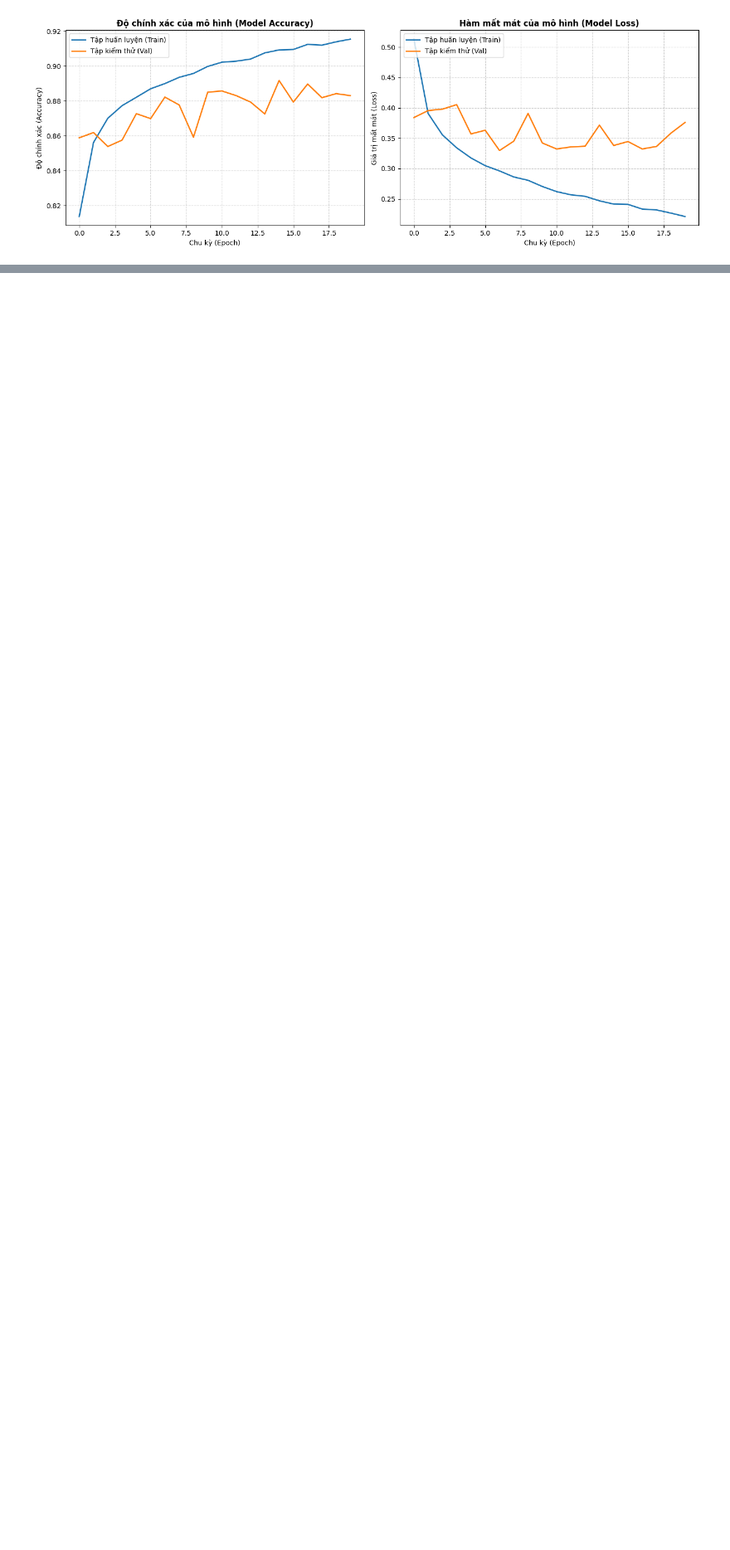
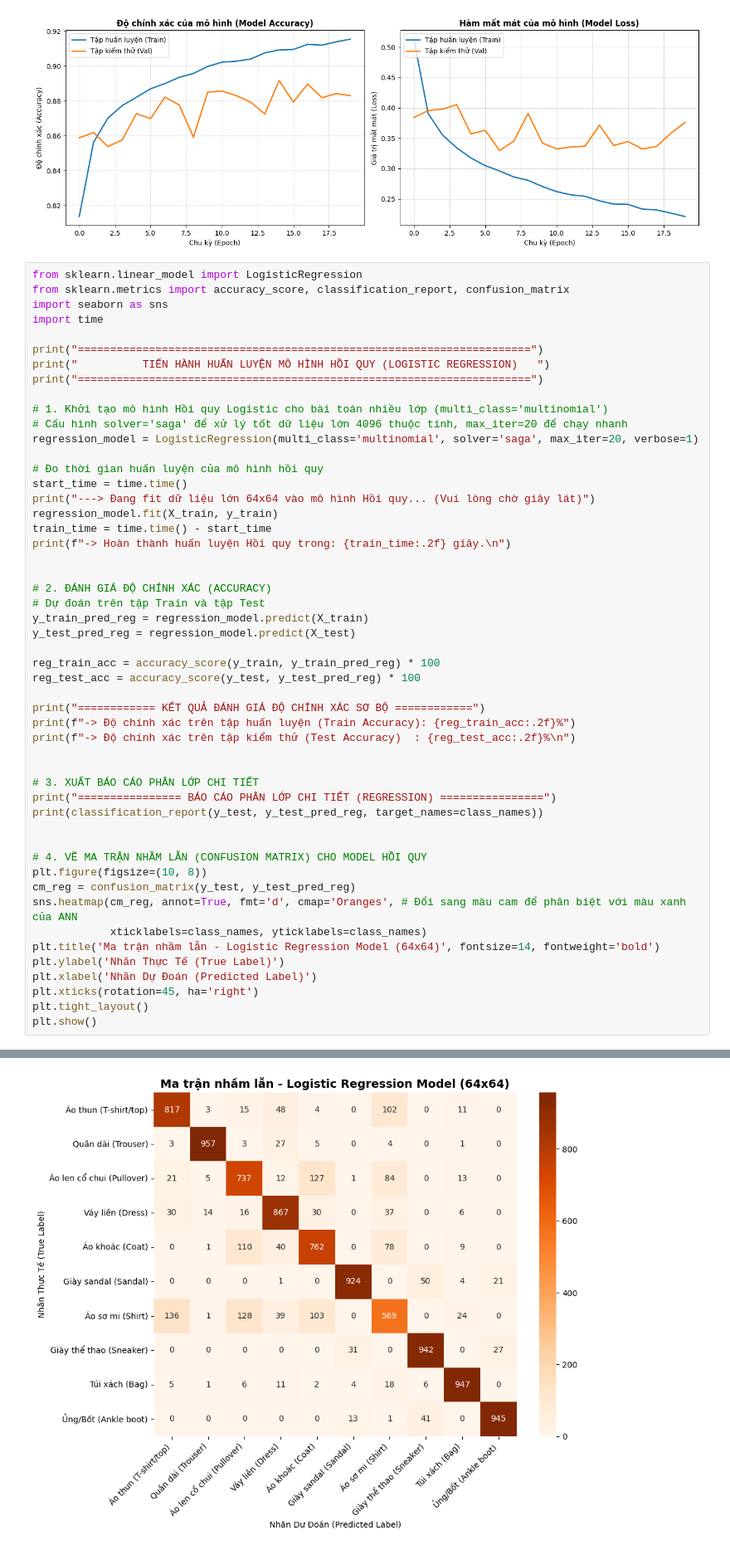
Before and after one commit to Khang-lee/Gradutation-Project, a Jupyter notebook: Buoi2_deeplearning.ipynb, the cells around one changed output, grey strips where cells are left out. Shown at 83% size. Cells and saved outputs as stored; diff of their text form; blank space fills up the shorter version.

```diff
--- a/Buoi2_deeplearning.ipynb
+++ b/Buoi2_deeplearning.ipynb
@@ -230,3 +222,55 @@ plt.show()
              weighted avg       0.88      0.88      0.88     10000
 [figure]
 [figure]
+# %%
+from sklearn.linear_model import LogisticRegression
+from sklearn.metrics import accuracy_score, classification_report, confusion_matrix
+import seaborn as sns
+import time
+
+print("======================================================================")
+print("          TIẾN HÀNH HUẤN LUYỆN MÔ HÌNH HỒI QUY (LOGISTIC REGRESSION)   ")
+print("======================================================================")
+
+# 1. Khởi tạo mô hình Hồi quy Logistic cho bài toán nhiều lớp (multi_class='multinomial')
+# Cấu hình solver='saga' để xử lý tốt dữ liệu lớn 4096 thuộc tính, max_iter=20 để chạy nhanh
+regression_model = LogisticRegression(multi_class='multinomial', solver='saga', max_iter=20, verbose=1)
+
+# Đo thời gian huấn luyện của mô hình hồi quy
+start_time = time.time()
+print("---> Đang fit dữ liệu lớn 64x64 vào mô hình Hồi quy... (Vui lòng chờ giây lát)")
+regression_model.fit(X_train, y_train)
+train_time = time.time() - start_time
+print(f"-> Hoàn thành huấn luyện Hồi quy trong: {train_time:.2f} giây.\n")
+
+
+# 2. ĐÁNH GIÁ ĐỘ CHÍNH XÁC (ACCURACY)
+# Dự đoán trên tập Train và tập Test
+y_train_pred_reg = regression_model.predict(X_train)
+y_test_pred_reg = regression_model.predict(X_test)
+
+reg_train_acc = accuracy_score(y_train, y_train_pred_reg) * 100
+reg_test_acc = accuracy_score(y_test, y_test_pred_reg) * 100
+
+print("============ KẾT QUẢ ĐÁNH GIÁ ĐỘ CHÍNH XÁC SƠ BỘ ============")
+print(f"-> Độ chính xác trên tập huấn luyện (Train Accuracy): {reg_train_acc:.2f}%")
+print(f"-> Độ chính xác trên tập kiểm thử (Test Accuracy)  : {reg_test_acc:.2f}%\n")
+
+
+# 3. XUẤT BÁO CÁO PHÂN LỚP CHI TIẾT
+print("================ BÁO CÁO PHÂN LỚP CHI TIẾT (REGRESSION) ================")
+print(classification_report(y_test, y_test_pred_reg, target_names=class_names))
+
+
+# 4. VẼ MA TRẬN NHẦM LẪN (CONFUSION MATRIX) CHO MODEL HỒI QUY
+plt.figure(figsize=(10, 8))
+cm_reg = confusion_matrix(y_test, y_test_pred_reg)
+sns.heatmap(cm_reg, annot=True, fmt='d', cmap='Oranges', # Đổi sang màu cam để phân biệt với màu xanh của ANN
+            xticklabels=class_names, yticklabels=class_names)
+plt.title('Ma trận nhầm lẫn - Logistic Regression Model (64x64)', fontsize=14, fontweight='bold')
+plt.ylabel('Nhãn Thực Tế (True Label)')
+plt.xlabel('Nhãn Dự Đoán (Predicted Label)')
+plt.xticks(rotation=45, ha='right')
+plt.tight_layout()
+plt.show()
+# %% [output]
@@ -233,3 +301,4 @@ plt.show()
+[figure, added]
 # %%
 # Mở chức năng chọn tệp tin từ hệ thống máy tính cục bộ
 print("Hãy nhấn nút 'Choose Files' bên dưới để chọn hình ảnh từ máy tính của bạn:")
```
Also changed, not shown: parts of 2 cells of this notebook.
